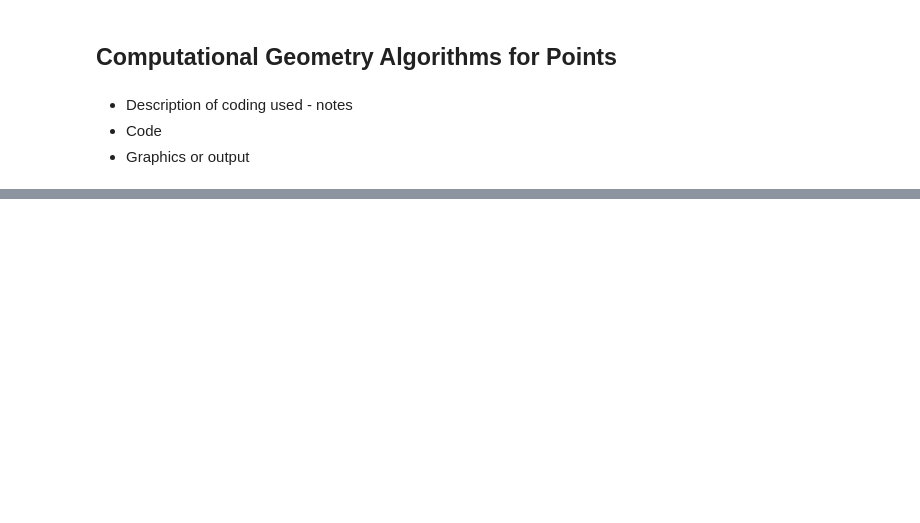
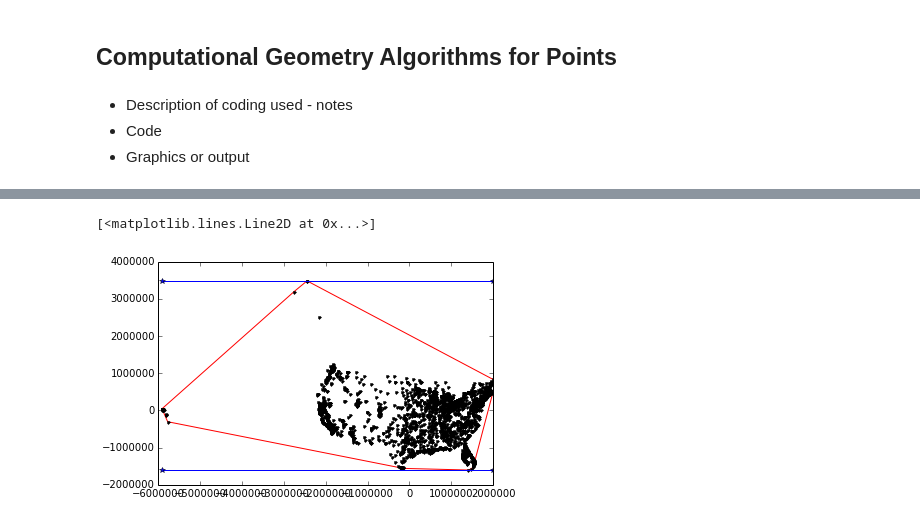
Before and after one commit to bspark05/GPH598_Project1, a Jupyter notebook: PointPatternData.ipynb, the cells around one changed output, grey strips where cells are left out. Cells and saved outputs as stored; diff of their text form; code cells hidden in the pictures; blank space fills up the shorter version.

```diff
--- a/PointPatternData.ipynb
+++ b/PointPatternData.ipynb
@@ -35,0 +183,14 @@ def openFile(connectionString, mode='r'):
+# %%
+import FileIO as io
+import Polygon as poly
+import Statistics as stat
+import matplotlib.pyplot as plt
+import numpy as np
+
+if __name__ == '__main__':
+    inputPoints = io.openFile('data/cities.shp', mode='r')
+    inputPointsText = io.openFile('data/cities.txt', mode ='r')
+    inputPointsCSV = io.openFile('data/cities.csv')
+    print(inputPoints)
+    print(inputPointsText)
+    print(inputPointsCSV)
@@ -35,0 +200,3 @@ def openFile(connectionString, mode='r'):
+# %%
+inputArray = np.array(inputPoints)
+print(inputArray)
@@ -35,0 +211,11 @@ def openFile(connectionString, mode='r'):
+# %%
+convexHullArray = poly.makeConvexHull(inputPoints)
+
+mbrArray = poly.makeMBR(inputPoints)
+
+plt.plot(convexHullArray[:,0], convexHullArray[:,1], 'r-')
+plt.plot(inputArray[:,0], inputArray[:,1], 'k.')
+plt.plot(mbrArray[:,0], mbrArray[:,1],'b-*')
+# %% [output]
+[<matplotlib.lines.Line2D at 0x...>]
+[figure, added]
```
Also changed, not shown: parts of 19 cells of this notebook.
